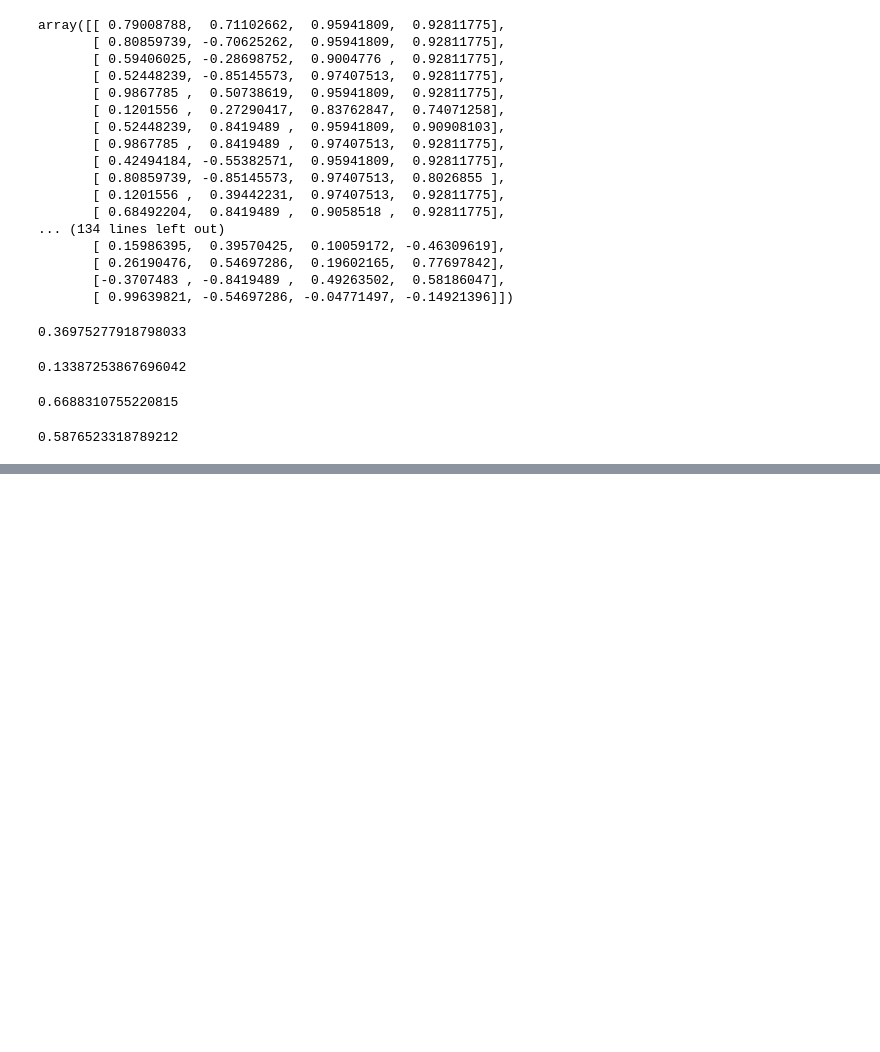
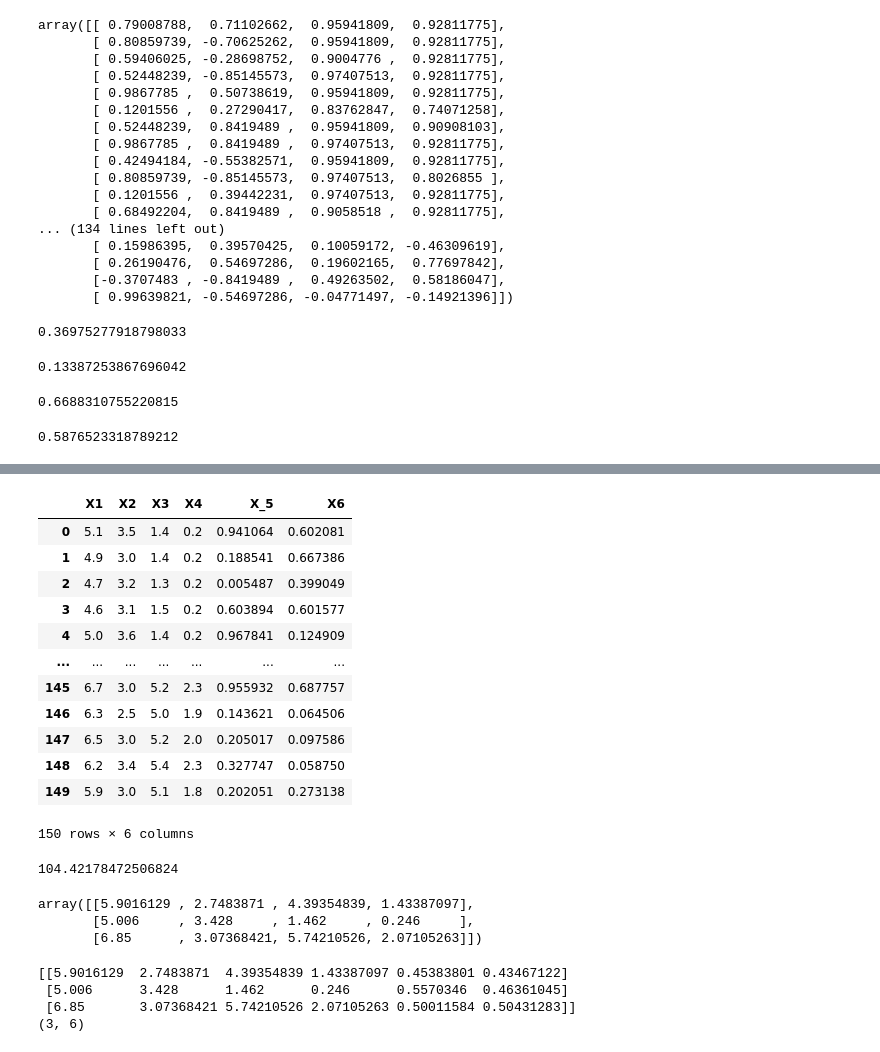
Before and after one commit to AlexF1994/cluster-explain, a Jupyter notebook: notebooks/Explainable k-Medoids.ipynb, the cells around one changed output, grey strips where cells are left out. Saved outputs shown, nothing was run; the diff lists cells and outputs as text; code cells hidden in the pictures; blank space fills up the shorter version.

Commit message:
Bugfix clusters_lst in functions. + Random Noise example

```diff
--- a/notebooks/Explainable k-Medoids.ipynb
+++ b/notebooks/Explainable k-Medoids.ipynb
@@ -280,3 +344,3 @@ np.sum(R[:,3]) / len(R)
 # %%
 df_X = pd.DataFrame(X)
-df.rename({0:"X1", 1: "X2", 2: "X3", 3: "X4"}, axis=1, inplace = True)
+df_X.rename({0:"X1", 1: "X2", 2: "X3", 3: "X4"}, axis=1, inplace = True)
@@ -298,0 +347,6 @@ df.rename({0:"X1", 1: "X2", 2: "X3", 3: "X4"}, axis=1, inplace = True)
+# %%
+X_5 = np.random.rand(150)
+X_6 = np.random.rand(150)
+# %%
+df_X["X_5"] = X_5
+df_X["X6"] = X_6
@@ -298,0 +356,20 @@ df.rename({0:"X1", 1: "X2", 2: "X3", 3: "X4"}, axis=1, inplace = True)
+# %%
+df_X
+# %% [output]
+|  | X1 | X2 | X3 | X4 | X_5 | X6 |
+| 0 | 5.1 | 3.5 | 1.4 | 0.2 | 0.941064 | 0.602081 |
+| 1 | 4.9 | 3.0 | 1.4 | 0.2 | 0.188541 | 0.667386 |
+| 2 | 4.7 | 3.2 | 1.3 | 0.2 | 0.005487 | 0.399049 |
+| 3 | 4.6 | 3.1 | 1.5 | 0.2 | 0.603894 | 0.601577 |
+| 4 | 5.0 | 3.6 | 1.4 | 0.2 | 0.967841 | 0.124909 |
+| ... | ... | ... | ... | ... | ... | ... |
+| 145 | 6.7 | 3.0 | 5.2 | 2.3 | 0.955932 | 0.687757 |
+| 146 | 6.3 | 2.5 | 5.0 | 1.9 | 0.143621 | 0.064506 |
+| 147 | 6.5 | 3.0 | 5.2 | 2.0 | 0.205017 | 0.097586 |
+| 148 | 6.2 | 3.4 | 5.4 | 2.3 | 0.327747 | 0.058750 |
+| 149 | 5.9 | 3.0 | 5.1 | 1.8 | 0.202051 | 0.273138 |
+150 rows × 6 columns
+# %%
+kmeans.inertia_
+# %% [output]
+104.42178472506824
@@ -298,0 +381,15 @@ df.rename({0:"X1", 1: "X2", 2: "X3", 3: "X4"}, axis=1, inplace = True)
+# %%
+centers
+# %% [output]
+array([[5.9016129 , 2.7483871 , 4.39354839, 1.43387097],
+       [5.006     , 3.428     , 1.462     , 0.246     ],
+       [6.85      , 3.07368421, 5.74210526, 2.07105263]])
+# %%
+centers = kmeans.cluster_centers_
+print(centers)
+print(centers.shape)
+# %% [output]
+[[5.9016129  2.7483871  4.39354839 1.43387097 0.45383801 0.43467122]
+ [5.006      3.428      1.462      0.246      0.5570346  0.46361045]
+ [6.85       3.07368421 5.74210526 2.07105263 0.50011584 0.50431283]]
+(3, 6)
```
Also changed, not shown: parts of 23 cells of this notebook.
